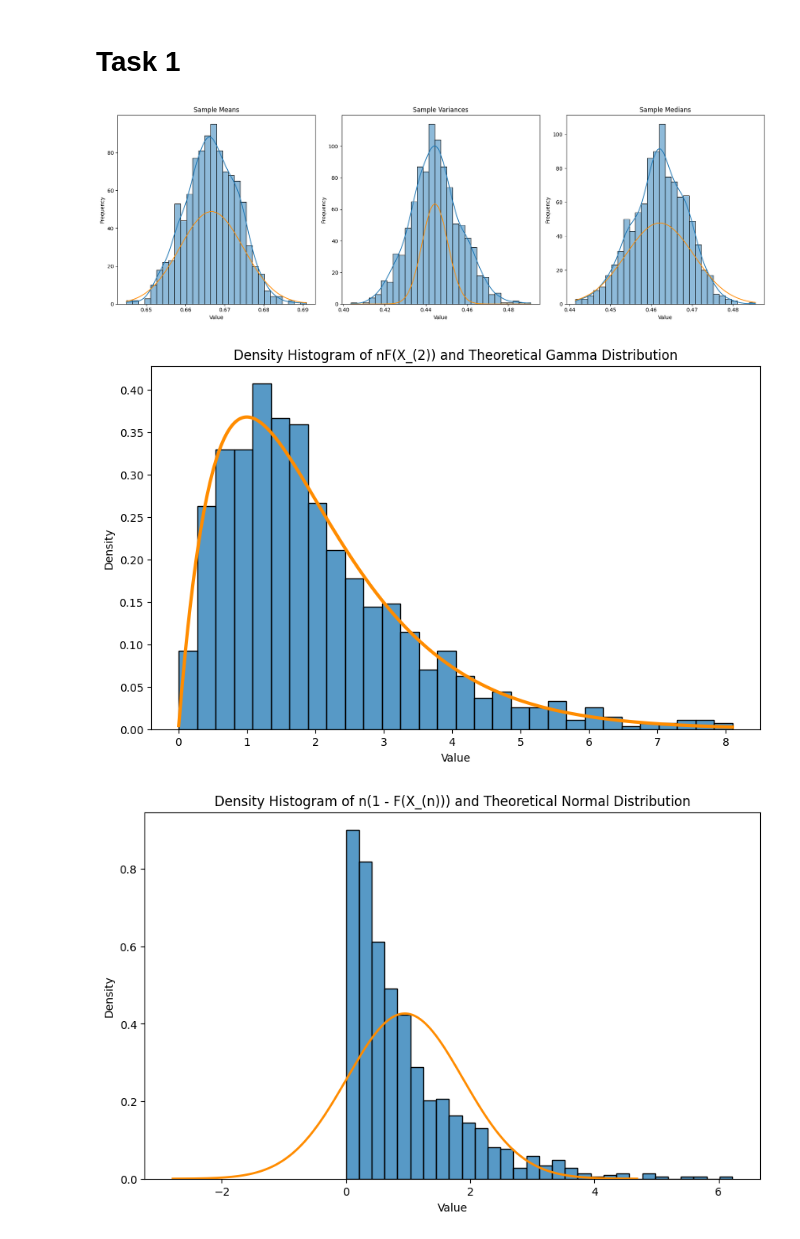
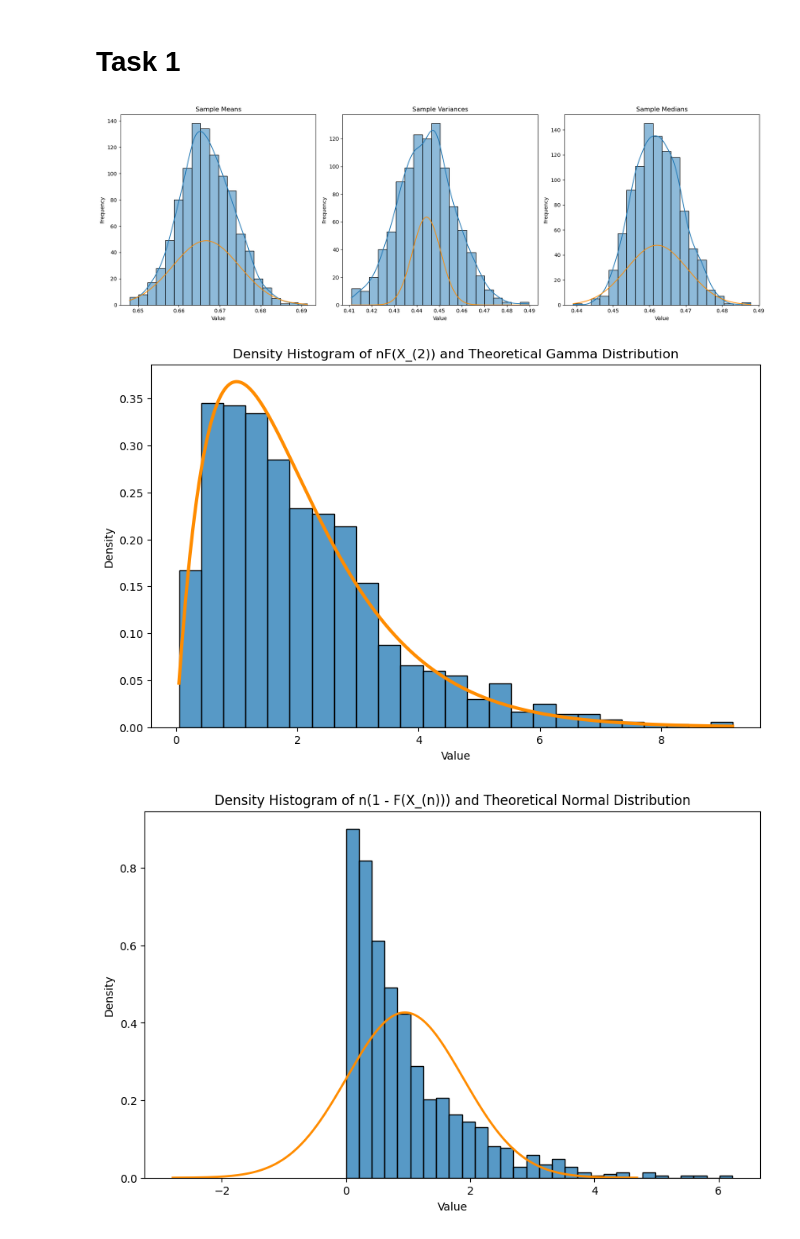
Before and after one commit to AntonSexov/statistics, a Jupyter notebook: lab_1/src/main.ipynb, the cells around one changed output. Drawn from its saved outputs; the diff is of its cells as text; code cells hidden in the pictures.

```diff
--- a/lab_1/src/main.ipynb
+++ b/lab_1/src/main.ipynb
@@ -63,7 +63,7 @@ theoretical_dist = [scipy.stats.norm(loc=1/lambda_exp, scale=np.sqrt(1/(n*lambda
                     scipy.stats.norm(loc=np.log(2)/lambda_exp, scale=np.sqrt(np.pi/(2*n*lambda_exp**2)))]
 
 for i in range(3):
-    sns.histplot(data[i], bins=30, kde=True, ax=axes[i])
+    sns.histplot(data[i], bins=20, kde=True, ax=axes[i])
 
     x = np.linspace(min(data[i]), max(data[i]), 100)
     y = theoretical_dist[i].pdf(x)
@@ -75,7 +75,7 @@ for i in range(3):
 fig.tight_layout()
 plt.show()
 # %% [output]
-[figure, old version]
+[figure, new version]
 # %%
 import numpy as np
 import matplotlib.pyplot as plt
@@ -87,35 +87,35 @@ n = 10000  # sample size
 mu = 1
 sigma = 1/1.5
 num_experiments = 1000
 
 def generate_second_order_statistic(sample_size, num_experiments, mu, sigma):
     second_order_stats = np.zeros(num_experiments)
     for i in range(num_experiments):
         sample = np.random.normal(loc=mu, scale=sigma, size=sample_size)
         sample_sorted = np.sort(sample)
         second_order_stat = sample_sorted[1]
         second_order_stats[i] = sample_size * scipy.stats.norm.cdf(second_order_stat, loc=mu, scale=sigma)
     return second_order_stats
 
 # generation
 second_order_stats = generate_second_order_statistic(n, num_experiments, mu, sigma)
 
 # theoretical gamma
 gamma_dist = scipy.stats.gamma(a=2, scale=1)
 
 # visualisation
 fig, ax = plt.subplots(figsize=(10, 6))
-sns.histplot(second_order_stats, bins=30, kde=False, stat='density', ax=ax)
+sns.histplot(second_order_stats, bins=25, kde=False, stat='density', ax=ax)
 x = np.linspace(min(second_order_stats), max(second_order_stats), 1000)
 y = gamma_dist.pdf(x)
 ax.plot(x, y, color='darkorange', linewidth=3)
 ax.set_title('Density Histogram of nF(X_(2)) and Theoretical Gamma Distribution')
 ax.set_xlabel('Value')
 ax.set_ylabel('Density')
 
 plt.show()
 # %% [output]
-[figure, old version]
+[figure, new version]
 # %%
 import numpy as np
 import matplotlib.pyplot as plt
```
Also changed, not shown: 1 other file.
